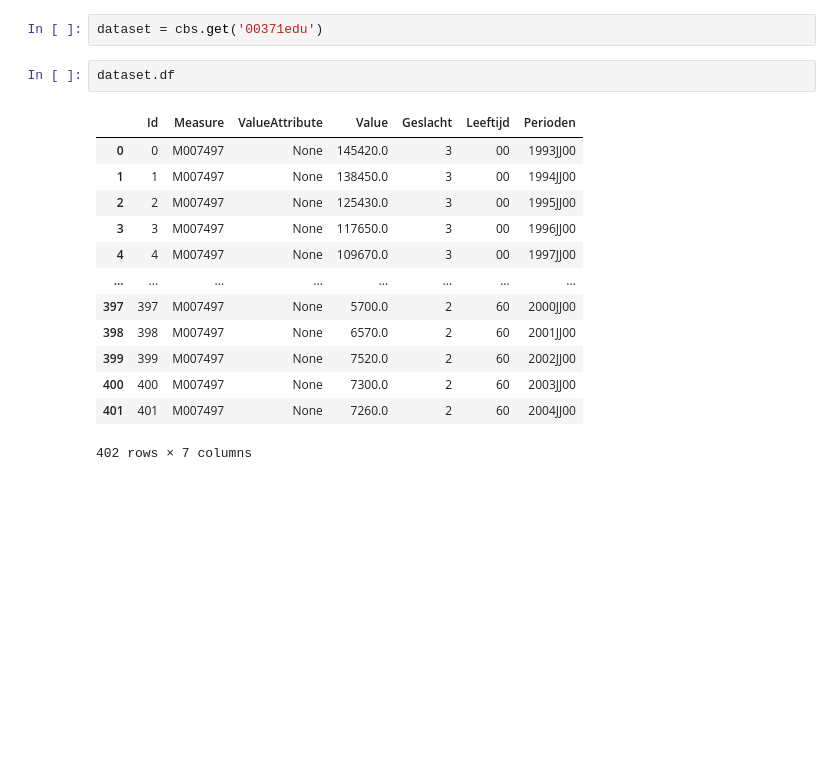
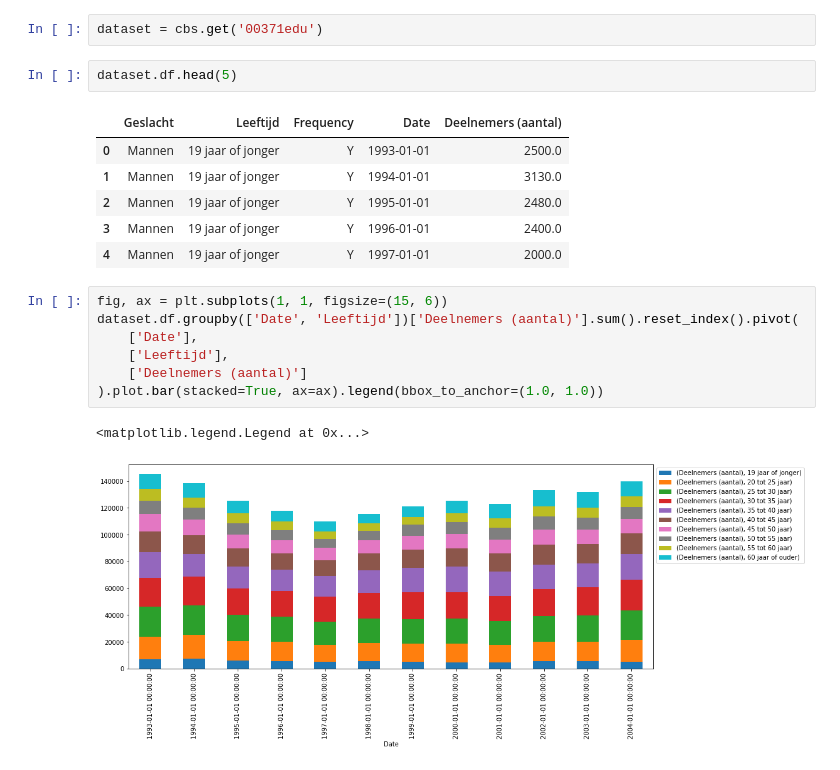
Before and after one commit to raaij/cbs_pandas, a Jupyter notebook: examples/Basic Example.ipynb, the cells around one changed output. Drawn from its saved outputs; the diff is of its cells as text; blank space fills up the shorter version.

```diff
--- a/examples/Basic Example.ipynb
+++ b/examples/Basic Example.ipynb
@@ -18,18 +25,21 @@ Deze tabel bevat cijfers over het hoogst behaalde diploma van mbo-cohorten 2010/
 # %%
 dataset = cbs.get('00371edu')
 # %%
-dataset.df
+dataset.df.head(5)
 # %% [output]
-|  | Id | Measure | ValueAttribute | Value | Geslacht | Leeftijd | Perioden |
-| 0 | 0 | M007497 | None | 145420.0 | 3 | 00 | 1993JJ00 |
-| 1 | 1 | M007497 | None | 138450.0 | 3 | 00 | 1994JJ00 |
-| 2 | 2 | M007497 | None | 125430.0 | 3 | 00 | 1995JJ00 |
-| 3 | 3 | M007497 | None | 117650.0 | 3 | 00 | 1996JJ00 |
-| 4 | 4 | M007497 | None | 109670.0 | 3 | 00 | 1997JJ00 |
-| ... | ... | ... | ... | ... | ... | ... | ... |
-| 397 | 397 | M007497 | None | 5700.0 | 2 | 60 | 2000JJ00 |
-| 398 | 398 | M007497 | None | 6570.0 | 2 | 60 | 2001JJ00 |
-| 399 | 399 | M007497 | None | 7520.0 | 2 | 60 | 2002JJ00 |
-| 400 | 400 | M007497 | None | 7300.0 | 2 | 60 | 2003JJ00 |
-| 401 | 401 | M007497 | None | 7260.0 | 2 | 60 | 2004JJ00 |
+|  | Geslacht | Leeftijd | Frequency | Date | Deelnemers (aantal) |
+| 0 | Mannen | 19 jaar of jonger | Y | 1993-01-01 | 2500.0 |
+| 1 | Mannen | 19 jaar of jonger | Y | 1994-01-01 | 3130.0 |
+| 2 | Mannen | 19 jaar of jonger | Y | 1995-01-01 | 2480.0 |
+| 3 | Mannen | 19 jaar of jonger | Y | 1996-01-01 | 2400.0 |
+| 4 | Mannen | 19 jaar of jonger | Y | 1997-01-01 | 2000.0 |
-402 rows × 7 columns
+# %%
+fig, ax = plt.subplots(1, 1, figsize=(15, 6))
+dataset.df.groupby(['Date', 'Leeftijd'])['Deelnemers (aantal)'].sum().reset_index().pivot(
+    ['Date'],
+    ['Leeftijd'],
+    ['Deelnemers (aantal)']
+).plot.bar(stacked=True, ax=ax).legend(bbox_to_anchor=(1.0, 1.0))
+# %% [output]
+<matplotlib.legend.Legend at 0x...>
+[figure, added]
```
Also changed, not shown: parts of 2 cells of this notebook.
